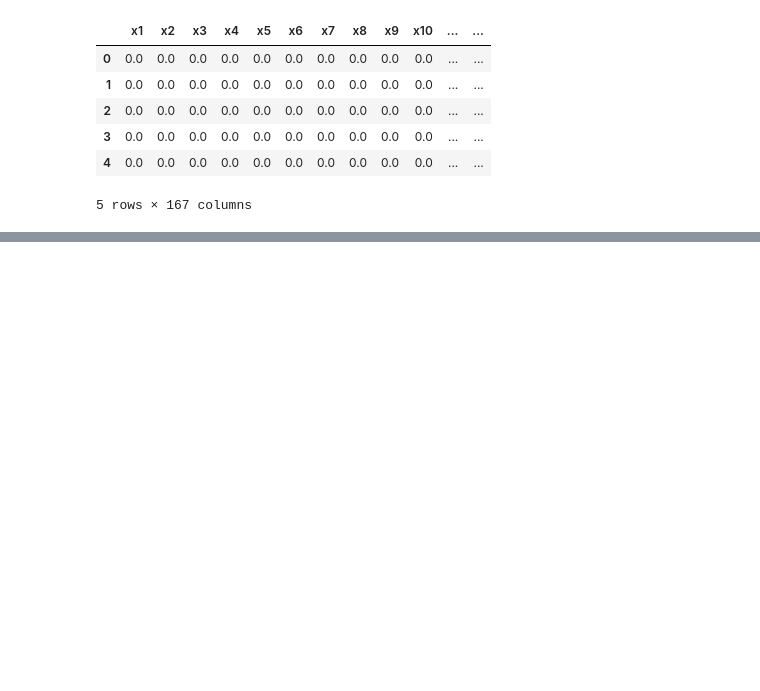
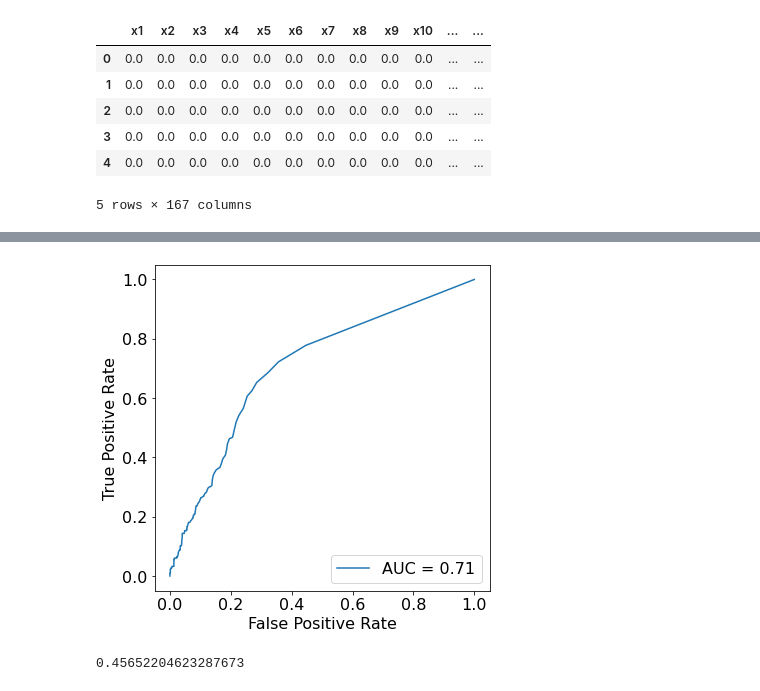
Before and after one commit to bonjuruu/applicabilityDomain, a Jupyter notebook: demo/pipeline_temp.ipynb, the cells around one changed output, grey strips where cells are left out. Drawn from its saved outputs; the diff is of its cells as text; code cells hidden in the pictures; blank space fills up the shorter version.

```diff
--- a/demo/pipeline_temp.ipynb
+++ b/demo/pipeline_temp.ipynb
@@ -29 +23,3 @@ from adad.utils import open_json, to_json
+# %%
+plt.rcParams["font.size"] = 16
 # %%
@@ -80,0 +191,16 @@ Shape: (6512, 167)
+# %%
+# TODO: `roc_ad` the order for distance measures are inverted
+fpr, tpr = roc_ad(y_test, y_pred, 1/(dm+1e-6))
+roc_auc = auc(fpr, tpr)
+
+fig, ax = plt.subplots(figsize=(6, 6))
+roc_display = RocCurveDisplay(fpr=fpr, tpr=tpr, roc_auc=roc_auc)
+roc_display.plot(ax=ax)
+plt.show()
+# %% [output]
+[figure, added]
+# %%
+perm_auc, _ = permutation_auc(y_test, y_pred, dm)
+print(perm_auc)
+# %% [output]
+0.45652204623287673
```
Also changed, not shown: parts of 18 cells of this notebook.
